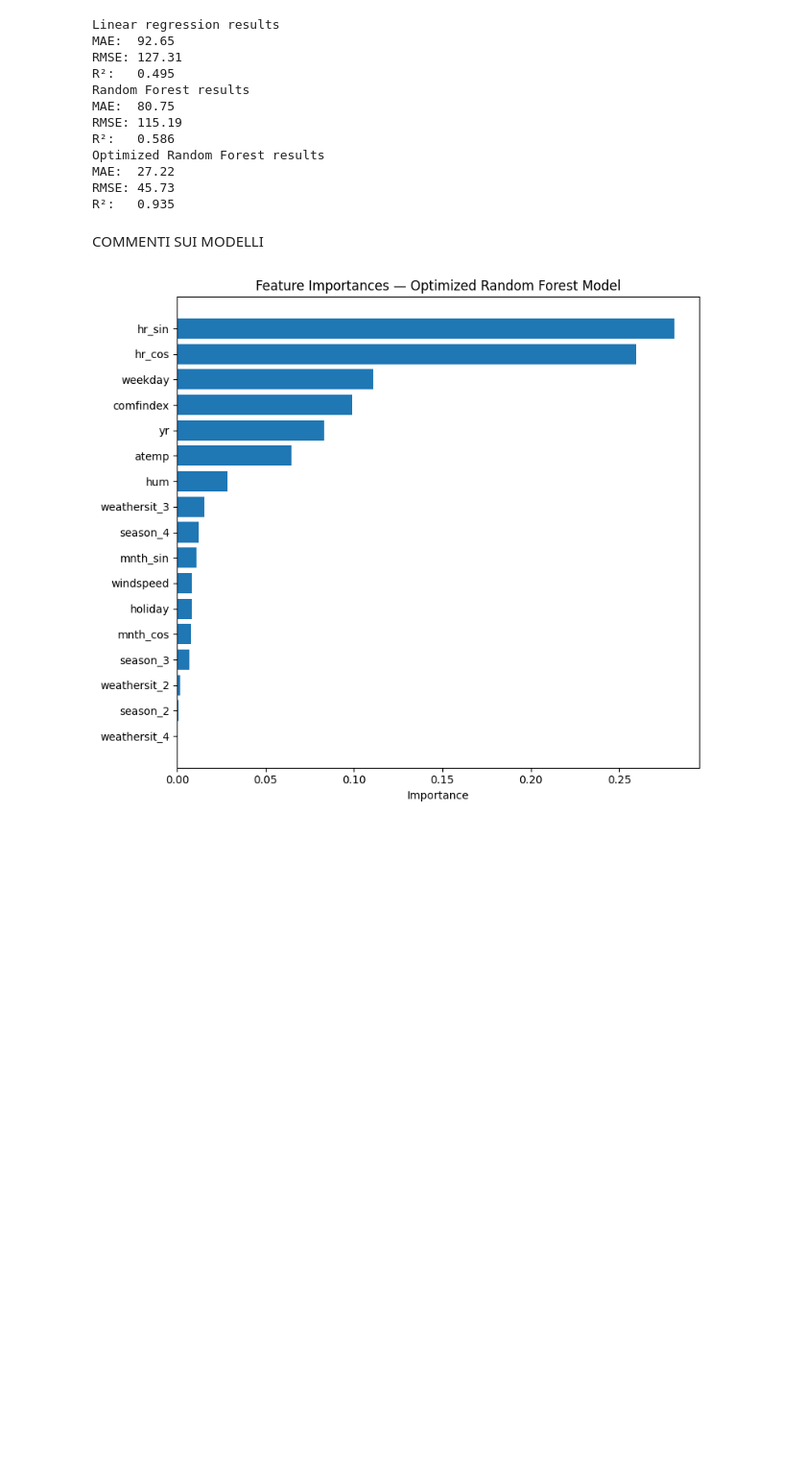
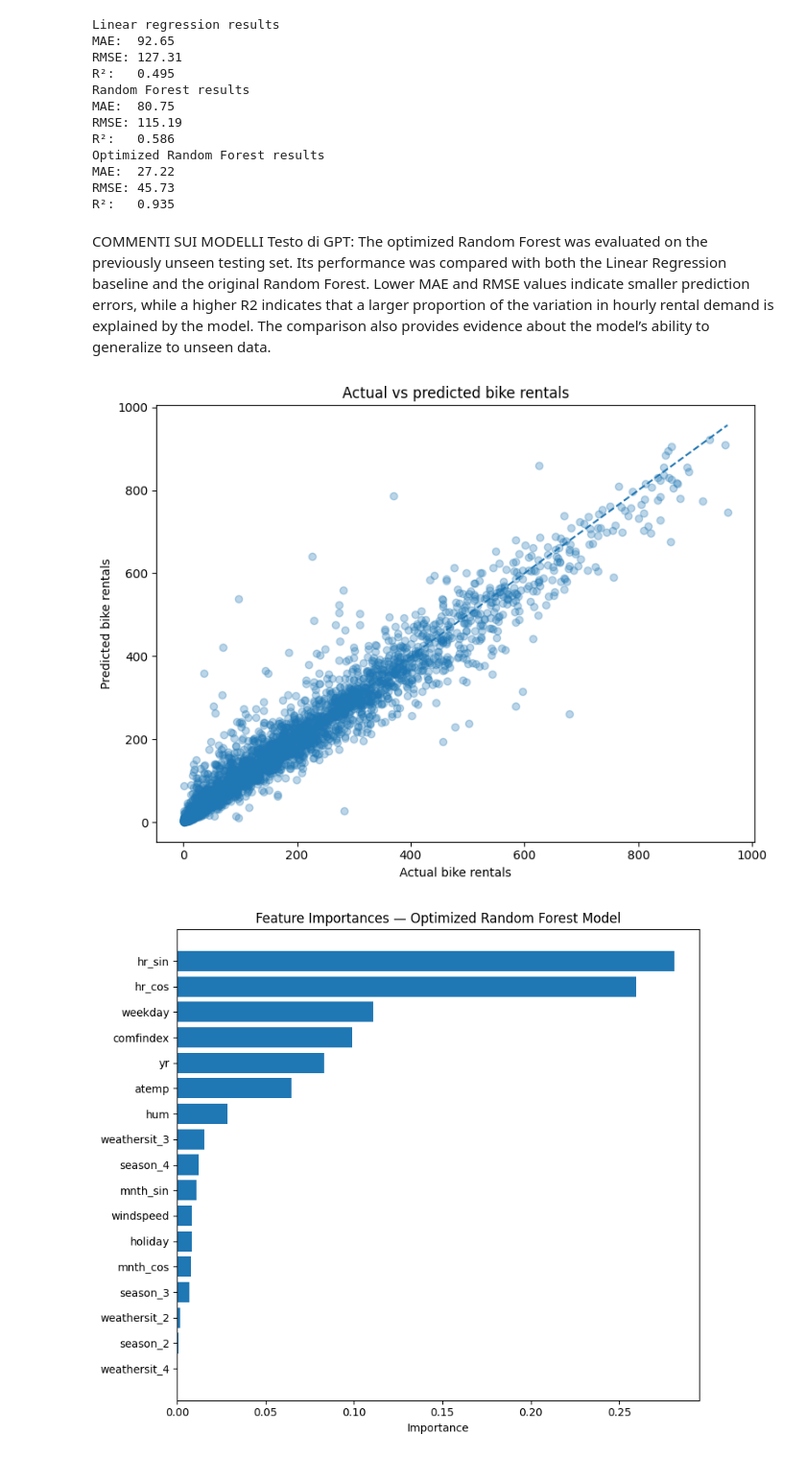
Before and after one commit to Haidewitzga/OML, a Jupyter notebook: 260713_exam/main.ipynb, the cells around one changed output. Shown at 96% size. Saved outputs shown, nothing was run; the diff lists cells and outputs as text; code cells hidden in the pictures; blank space fills up the shorter version.

```diff
--- a/260713_exam/main.ipynb
+++ b/260713_exam/main.ipynb
@@ -629,6 +642,33 @@ RMSE: 45.73
 R²:   0.935
 # %% [markdown]
 COMMENTI SUI MODELLI
+Testo di GPT: The optimized Random Forest was evaluated on the previously unseen testing set. Its performance was compared with both the Linear Regression baseline and the original Random Forest. Lower MAE and RMSE values indicate smaller prediction errors, while a higher R2
+ indicates that a larger proportion of the variation in hourly rental demand is explained by the model. The comparison also provides evidence about the model’s ability to generalize to unseen data.
+# %%
+plt.figure(figsize=(8, 6))
+
+plt.scatter(
+    y_test,
+    y_pred_rf_gs,
+    alpha=0.3
+)
+
+minimum = min(y_test.min(), y_pred_rf_gs.min())
+maximum = max(y_test.max(), y_pred_rf_gs.max())
+
+plt.plot(
+    [minimum, maximum],
+    [minimum, maximum],
+    linestyle="--"
+)
+
+plt.xlabel("Actual bike rentals")
+plt.ylabel("Predicted bike rentals")
+plt.title("Actual vs predicted bike rentals")
+plt.tight_layout()
+plt.show()
+# %% [output]
+[figure, added]
 # %%
 # Feature importance analysis
 feature_importance_df = pd.DataFrame({
```
Also changed, not shown: parts of 21 cells of this notebook.
